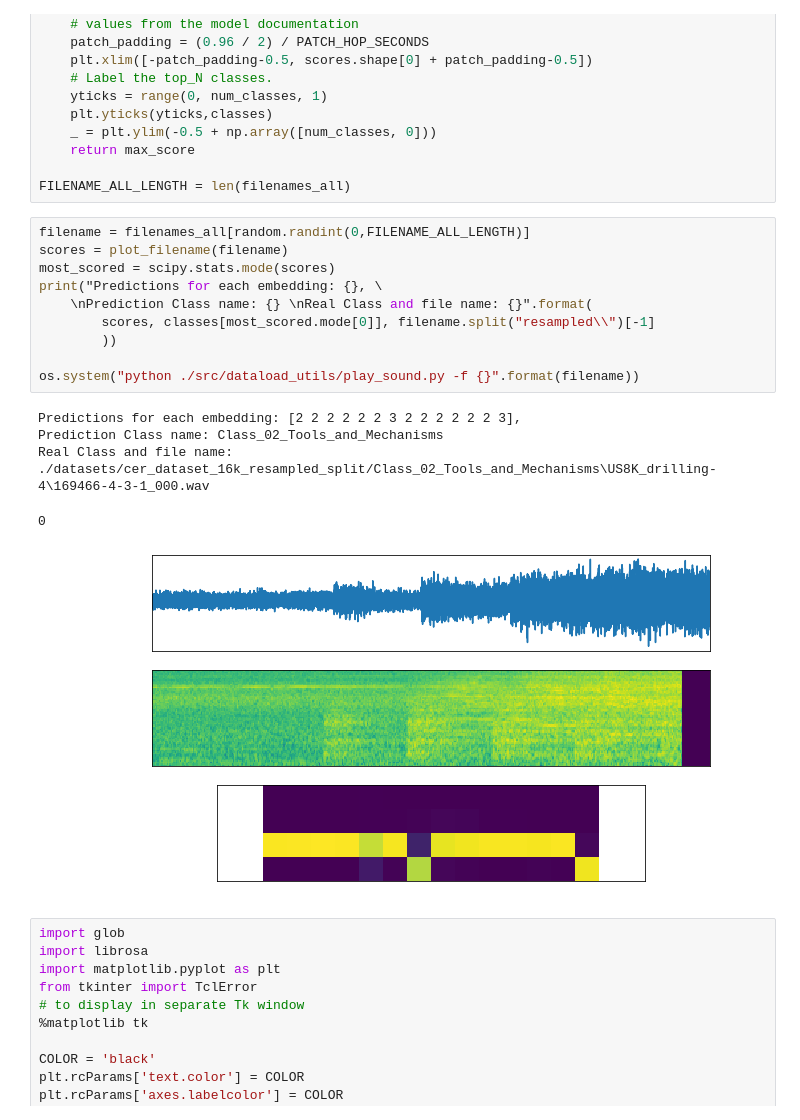
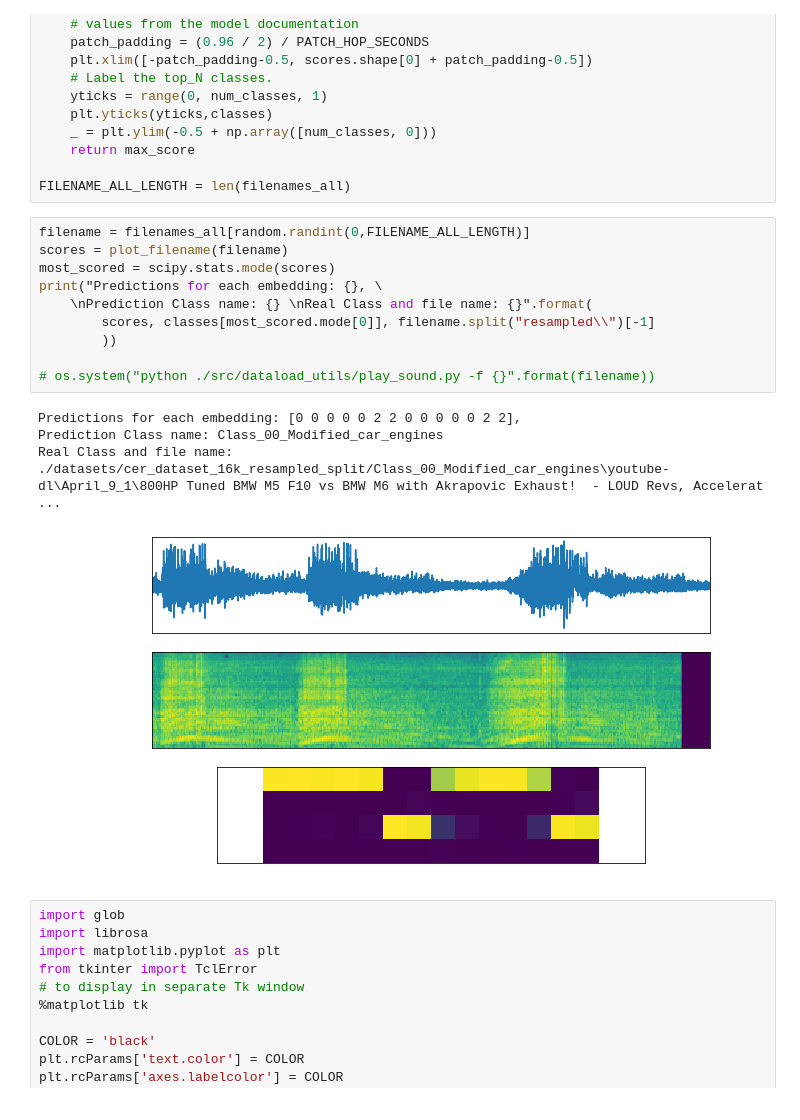
Before and after one commit to Yeok-c/Comparing-Acoustic-Deep-Neural-Networks, a Jupyter notebook: Real_time_inference_visualization.ipynb, the cells around one changed output. Saved outputs shown, nothing was run; the diff lists cells and outputs as text.

```diff
--- a/Real_time_inference_visualization.ipynb
+++ b/Real_time_inference_visualization.ipynb
@@ -98,19 +98,18 @@ FILENAME_ALL_LENGTH = len(filenames_all)
 # %%
 filename = filenames_all[random.randint(0,FILENAME_ALL_LENGTH)]
 scores = plot_filename(filename)
 most_scored = scipy.stats.mode(scores)
 print("Predictions for each embedding: {}, \
     \nPrediction Class name: {} \nReal Class and file name: {}".format(
         scores, classes[most_scored.mode[0]], filename.split("resampled\\")[-1]
         ))
 
-os.system("python ./src/dataload_utils/play_sound.py -f {}".format(filename))
+# os.system("python ./src/dataload_utils/play_sound.py -f {}".format(filename))
 # %% [output]
-Predictions for each embedding: [2 2 2 2 2 2 3 2 2 2 2 2 2 3],
-Prediction Class name: Class_02_Tools_and_Mechanisms
-Real Class and file name: ./datasets/cer_dataset_16k_resampled_split/Class_02_Tools_and_Mechanisms\US8K_drilling-4\169466-4-3-1_000.wav
+Predictions for each embedding: [0 0 0 0 0 2 2 0 0 0 0 0 2 2],
+Prediction Class name: Class_00_Modified_car_engines
+Real Class and file name: ./datasets/cer_dataset_16k_resampled_split/Class_00_Modified_car_engines\youtube-dl\April_9_1\800HP Tuned BMW M5 F10 vs BMW M6 with Akrapovic Exhaust!  - LOUD Revs, Accelerat ...
-0
-[figure, old version]
+[figure, new version]
 # %%
 import glob
 import librosa
```
